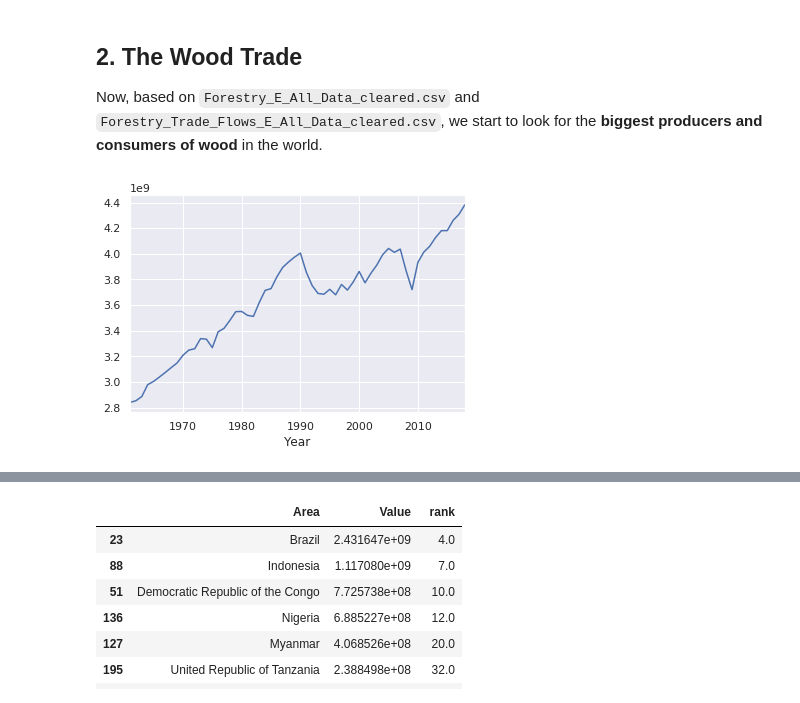
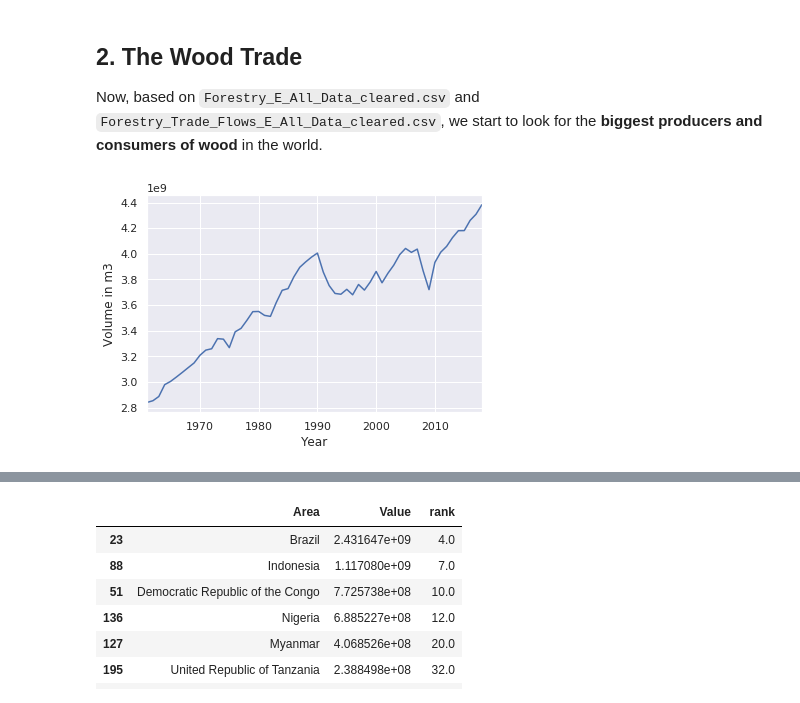
Before and after one commit to kostelansky17/disappearing_forests, a Jupyter notebook: main_yeh.ipynb, the cells around one changed output, grey strips where cells are left out. Drawn from its saved outputs; the diff is of its cells as text; code cells hidden in the pictures.

```diff
--- a/main_yeh.ipynb
+++ b/main_yeh.ipynb
@@ -669,6 +669,7 @@ world_production_m3 = forest_all[forest_all.Element.str.match("Production") &
 # %%
 # the wood production in the world
 world_production_m3.loc["World"].plot()
+plt.ylabel("Volume in m3")
 plt.show()
 # %% [output]
-[figure, old version]
+[figure, new version]
```
Also changed, not shown: parts of 21 cells of this notebook.
